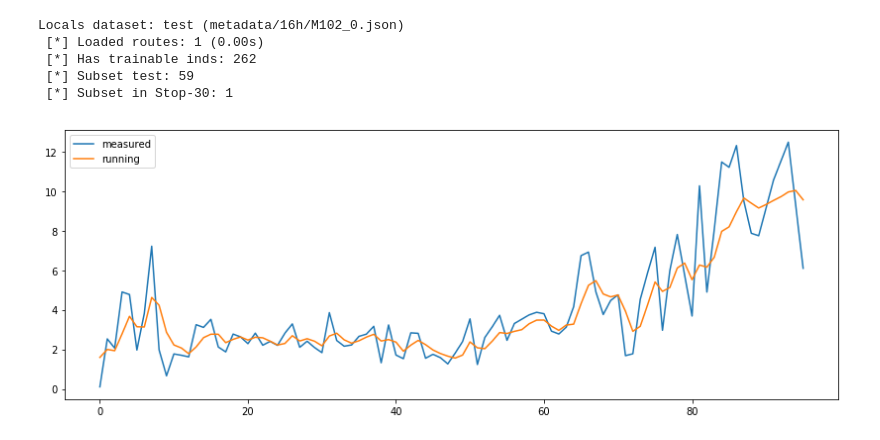
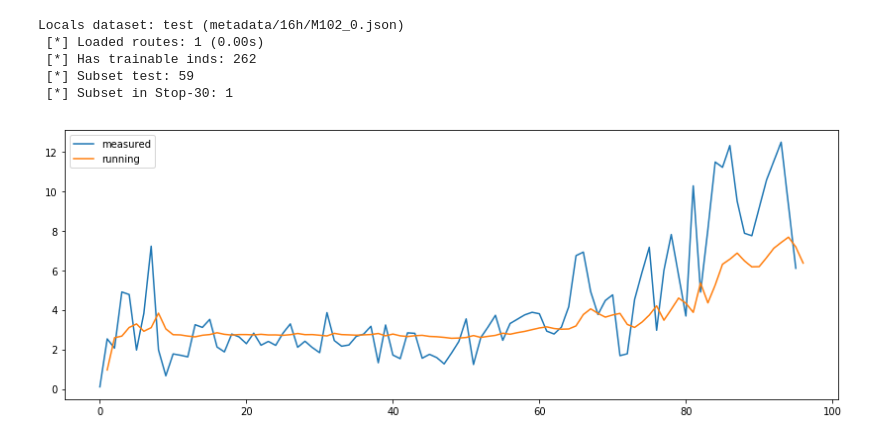
Before and after one commit to ulzee/traffic, a Jupyter notebook: Tmp_Spot_RNN.ipynb, the cells around one changed output. Drawn from its saved outputs; the diff is of its cells as text; code cells hidden in the pictures.

```diff
--- a/Tmp_Spot_RNN.ipynb
+++ b/Tmp_Spot_RNN.ipynb
@@ -19,7 +19,7 @@ import numpy as np
 torch.manual_seed(0)
 np.random.seed(0)
 # %%
-LAG = 12
+LAG = 48
 EPS = 60
 SIND = 30
 HSIZE = 256
@@ -53,14 +53,14 @@ from models.temporal.RNN import RNN
 # %%
 if not DEEP:
-    model = RNN(hidden_size=HSIZE, steps=STOPS).to(device)
+    model = RNN_MIN(hidden_size=HSIZE, steps=STOPS).to(device)
 else:
     model = RNN(hidden_size=HSIZE, steps=STOPS).to(device)
 model.device = device
 # %%
 criterion, opt, sch = model.params(lr=0.001)
 # %%
-# Xs, Ys are reversed, so last (-1) holds the first SOI (stop of interest)
-mseop = lambda _y, y: criterion(_y[:, :, -1], y[:, :, -1])
+# SOI (stop of interest) is the 0th stop
+mseop = lambda _y, y: criterion(_y[:, :, 0], y[:, :, 0])
 evaluate(evalset, model, crit=lambda _y, y: np.sqrt(mseop(_y, y).item()))
 evaluate(evalset, model, crit=lambda _y, y: mseop(_y, y).item())
 # %% [output]
@@ -126,11 +126,8 @@ Locals dataset: test (metadata/16h/M102_0.json)
  [*] Subset test: 59
  [*] Subset in Stop-30: 1
 # %%
-from utils import *
-# Dense
 # STOPS = 1
-model.lag = 5
 show_eval_rnn(viewset, model)
-# torch.save(model.state_dict(), 'checkpoints/dense_n1.pth')
+# torch.save(model.state_dict(), 'checkpoints/rnn_thin_n1.pth')
 # %% [output]
-[figure, old version]
+[figure, new version]
```
Also changed, not shown: parts of 7 cells of this notebook, 2 other files.
